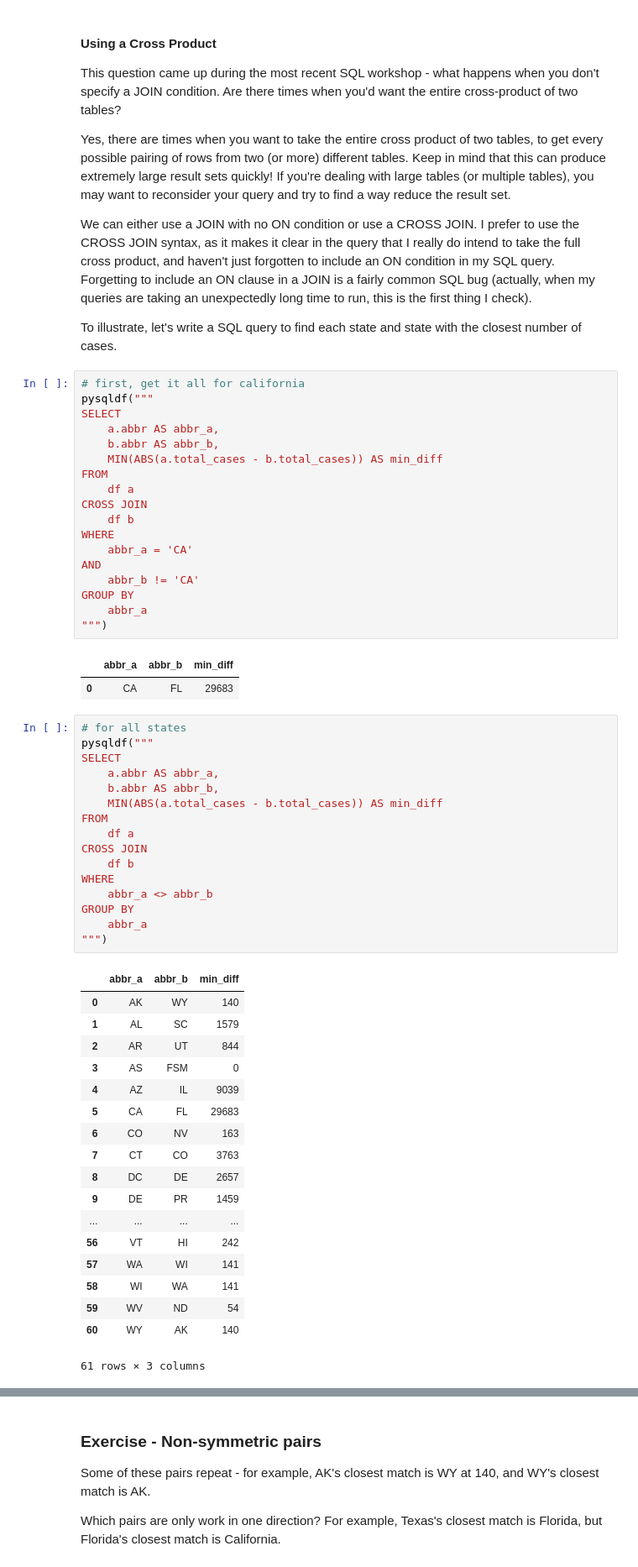
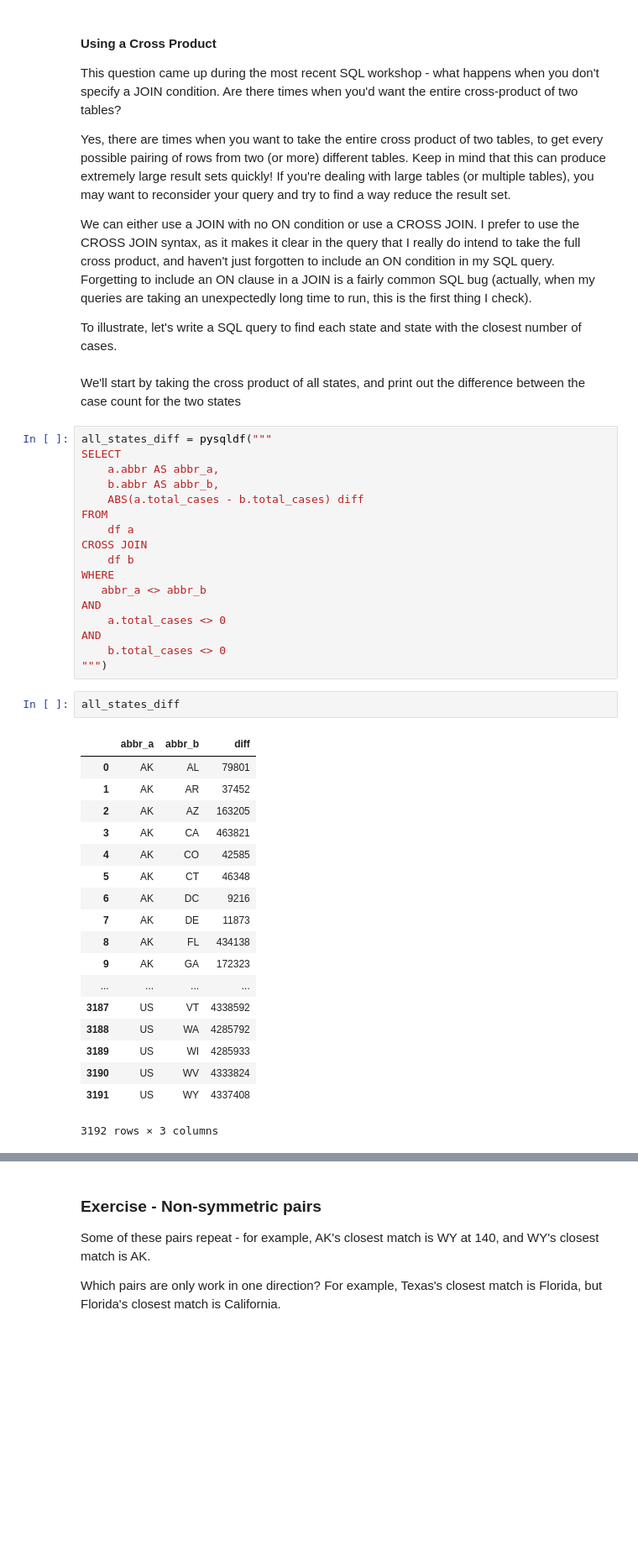
Before and after one commit to geoffswc/SQL-Workshop-Self-Cross-JOINs, a Jupyter notebook: State-Cases.ipynb, the cells around one changed output, grey strips where cells are left out. Shown at 84% size. Saved outputs shown, nothing was run; the diff lists cells and outputs as text; blank space fills up the shorter version.

```diff
--- a/State-Cases.ipynb
+++ b/State-Cases.ipynb
@@ -151,59 +117,43 @@ Yes, there are times when you want to take the entire cross product of two table
 We can either use a JOIN with no ON condition or use a CROSS JOIN. I prefer to use the CROSS JOIN syntax, as it makes it clear in the query that I really do intend to take the full cross product, and haven't just forgotten to include an ON condition in my SQL query. Forgetting to include an ON clause in a JOIN is a fairly common SQL bug (actually, when my queries are taking an unexpectedly long time to run, this is the first thing I check).
 
 To illustrate, let's write a SQL query to find each state and state with the closest number of cases.
+# %% [markdown]
+We'll start by taking the cross product of all states, and print out the difference between the case count for the two states
 # %%
-# first, get it all for california
-pysqldf("""
+all_states_diff = pysqldf("""
 SELECT
     a.abbr AS abbr_a,
     b.abbr AS abbr_b,
-    MIN(ABS(a.total_cases - b.total_cases)) AS min_diff
+    ABS(a.total_cases - b.total_cases) diff
 FROM
     df a
 CROSS JOIN
     df b
 WHERE
-    abbr_a = 'CA'
+   abbr_a <> abbr_b
 AND
-    abbr_b != 'CA'
-GROUP BY
-    abbr_a
+    a.total_cases <> 0
+AND
+    b.total_cases <> 0
 """)
-# %% [output]
-|  | abbr_a | abbr_b | min_diff |
-| 0 | CA | FL | 29683 |
-# %%
-# for all states
-pysqldf("""
-SELECT
-    a.abbr AS abbr_a,
-    b.abbr AS abbr_b,
-    MIN(ABS(a.total_cases - b.total_cases)) AS min_diff
-FROM
-    df a
-CROSS JOIN
-    df b
-WHERE
-    abbr_a <> abbr_b
-GROUP BY
-    abbr_a
-""")
-# %% [output]
-|  | abbr_a | abbr_b | min_diff |
-| 0 | AK | WY | 140 |
-| 1 | AL | SC | 1579 |
-| 2 | AR | UT | 844 |
-| 3 | AS | FSM | 0 |
-| 4 | AZ | IL | 9039 |
-| 5 | CA | FL | 29683 |
-| 6 | CO | NV | 163 |
-| 7 | CT | CO | 3763 |
-| 8 | DC | DE | 2657 |
-| 9 | DE | PR | 1459 |
-| ... | ... | ... | ... |
-| 56 | VT | HI | 242 |
-| 57 | WA | WI | 141 |
-| 58 | WI | WA | 141 |
-| 59 | WV | ND | 54 |
-| 60 | WY | AK | 140 |
-61 rows × 3 columns
+# %%
+all_states_diff
+# %% [output]
+|  | abbr_a | abbr_b | diff |
+| 0 | AK | AL | 79801 |
+| 1 | AK | AR | 37452 |
+| 2 | AK | AZ | 163205 |
+| 3 | AK | CA | 463821 |
+| 4 | AK | CO | 42585 |
+| 5 | AK | CT | 46348 |
+| 6 | AK | DC | 9216 |
+| 7 | AK | DE | 11873 |
+| 8 | AK | FL | 434138 |
+| 9 | AK | GA | 172323 |
+| ... | ... | ... | ... |
+| 3187 | US | VT | 4338592 |
+| 3188 | US | WA | 4285792 |
+| 3189 | US | WI | 4285933 |
+| 3190 | US | WV | 4333824 |
+| 3191 | US | WY | 4337408 |
+3192 rows × 3 columns
```
Also changed, not shown: parts of 10 cells of this notebook, 1 other file.
